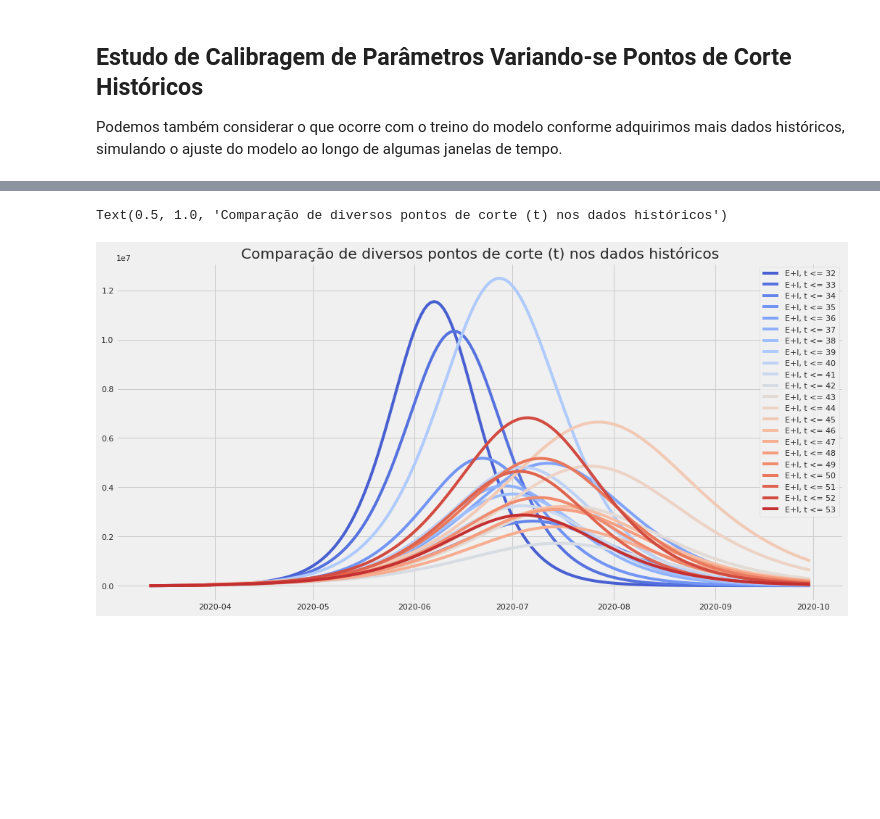
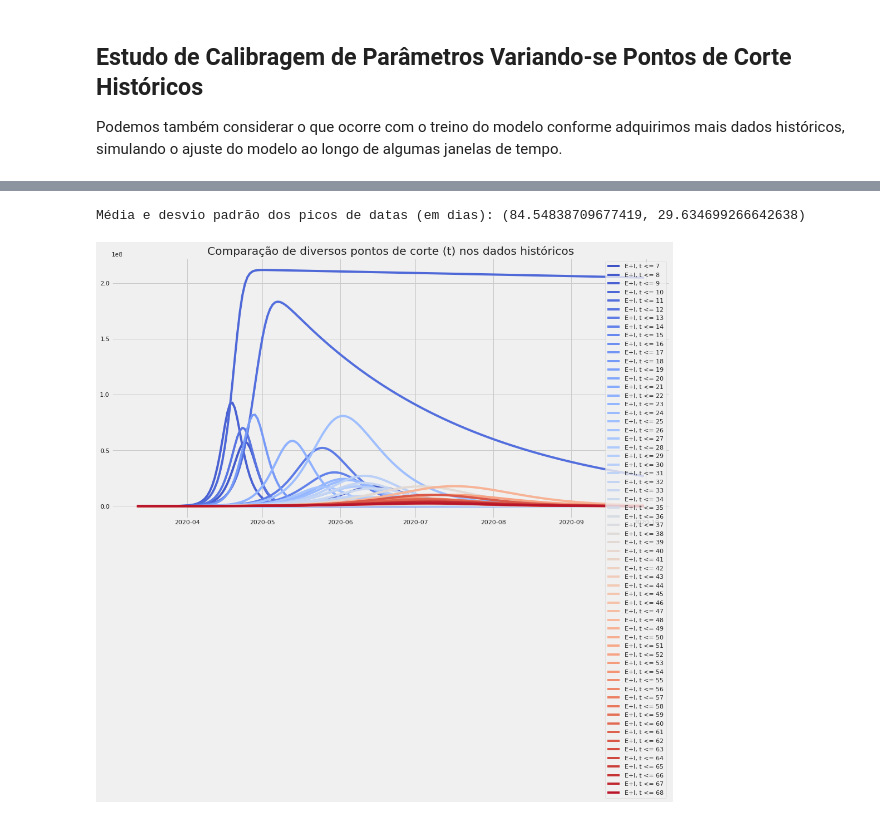
Before and after one commit to funcional-health-analytics/covid19-analytics, a Jupyter notebook: notebooks/epidemic_model_seir.ipynb, the cells around one changed output, grey strips where cells are left out. Saved outputs shown, nothing was run; the diff lists cells and outputs as text; code cells hidden in the pictures; blank space fills up the shorter version.

```diff
--- a/notebooks/epidemic_model_seir.ipynb
+++ b/notebooks/epidemic_model_seir.ipynb
@@ -830,7 +832,7 @@ len(df_data_target)
 if run_sensitivity_analysis:
     ss = []
     r0s = []
-    for t in range(7, len(df_data_target), 1):
+    for t in range(min_data_points, len(df_data_target), 1):
         print(f'###### t={t} ######')
         #space = {'constant':(hyperopt.hp.uniform('alpha', 0.99, 1.0), hyperopt.hp.uniform('beta', 0.0, 1.0), hyperopt.hp.uniform('gamma', 0.0, 1.0), 0, t)}
 
@@ -934,6 +936,7 @@ Wall time: 2h 32min 35s
 # %%
 if run_sensitivity_analysis:
-    df_r0 = pd.DataFrame(r0s)
-    df_r0 = df_r0[df_r0 < 25]#.rolling(3).mean()
+    df_r0 = pd.DataFrame([[np.nan*len(r0s[0])]]*min_data_points + r0s)
+    df_r0 = df_r0[df_r0 < 5]#.rolling(3).mean()
     ax = sns.lineplot(data=df_r0, dashes=False)
+    ax.set_title("R0 (< 5) a cada ponto de corte para cada SEIR ajustado.")
 # %% [output]
@@ -941,3 +944,24 @@ if run_sensitivity_analysis:
 # %%
 if run_sensitivity_analysis:
     df = pd.concat(ss, axis=1)['2020-03':'2020-09']
+# %%
+def peak_dates_statistics(df):
+    peak_dates = []
+    for i in range(0, df.shape[1]):
+        peak_dates.append(pd.Timestamp(df.iloc[:, i].idxmax().date()))
+
+    min_peak_date = min(peak_dates)
+    peak_dates_diffs = [(d - min_peak_date).days for d in peak_dates]
+
+    return np.mean(peak_dates_diffs), np.std(peak_dates_diffs)
+# %%
+if run_sensitivity_analysis:
+    df_filtered = df.iloc[:, -30:]
+    palette = sns.color_palette("coolwarm", len(df_filtered.columns))
+    ax = sns.lineplot(data=df_filtered, dashes=False, palette=palette)
+    ax.set_title('Comparação de diversos pontos de corte (t) nos dados históricos')
+
+    ax.figure.savefig(results_folder + 'seir_multiple_historical_fits_1' + f'_{target_location.lower()}' + results_suffix + '.png',
+                      format='png')
+
+    print("Média e desvio padrão dos picos de datas (em dias):", peak_dates_statistics(df_filtered))
@@ -944,9 +971,10 @@ if run_sensitivity_analysis:
 # %%
 if run_sensitivity_analysis:
-    df_filtered = df.iloc[:, 25:]
-    palette = sns.color_palette("coolwarm", len(df_filtered.columns))
-    ax = sns.lineplot(data=df_filtered, dashes=False, palette=palette)
+    palette = sns.color_palette("coolwarm", len(df.columns))
+    ax = sns.lineplot(data=df, dashes=False, palette=palette)
     ax.set_title('Comparação de diversos pontos de corte (t) nos dados históricos')
+
+    print("Média e desvio padrão dos picos de datas (em dias):", peak_dates_statistics(df))
 # %% [output]
-Text(0.5, 1.0, 'Comparação de diversos pontos de corte (t) nos dados históricos')
+Média e desvio padrão dos picos de datas (em dias): (84.54838709677419, 29.634699266642638)
-[figure, old version]
+[figure, new version]
```
Also changed, not shown: parts of 25 cells of this notebook, 14 other files.
